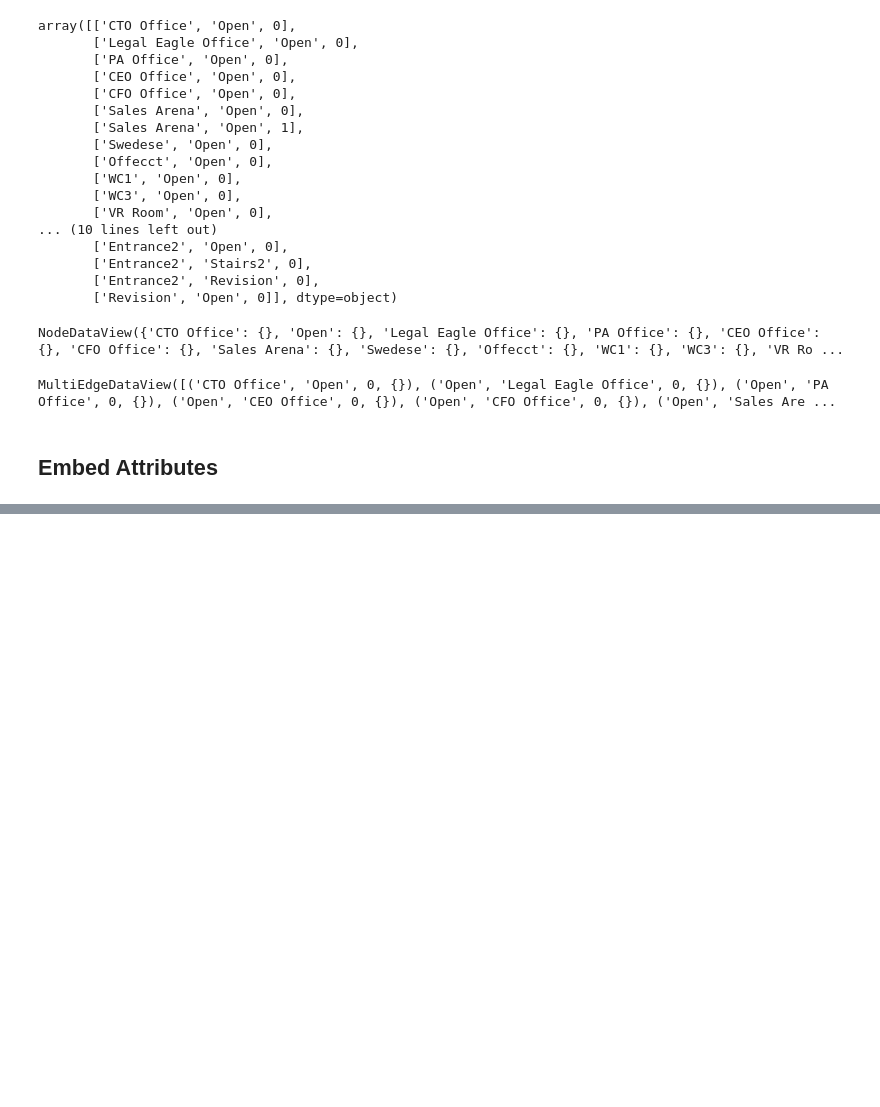
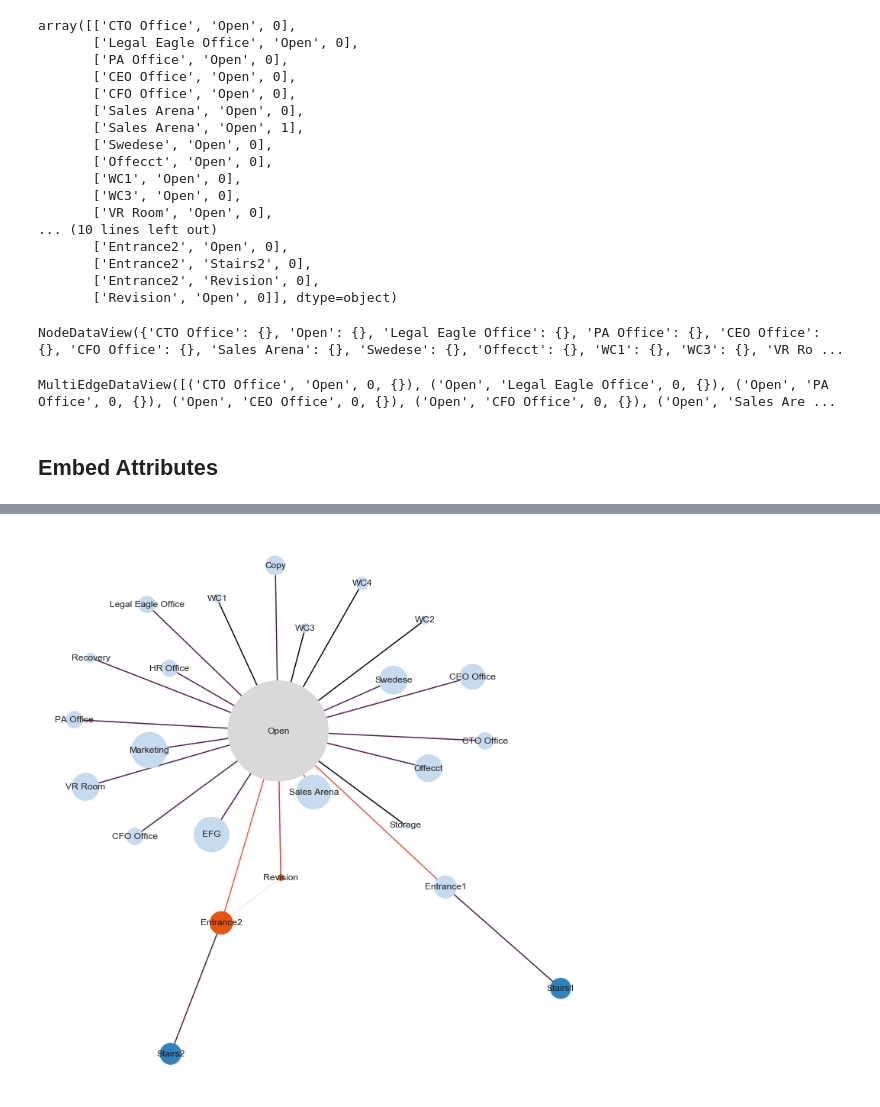
Before and after one commit to GAnagno/Social-Web, a Jupyter notebook: Spectral Map.ipynb, the cells around one changed output, grey strips where cells are left out. Cells and saved outputs as stored; diff of their text form; code cells hidden in the pictures; blank space fills up the shorter version.

```diff
--- a/Spectral Map.ipynb
+++ b/Spectral Map.ipynb
@@ -594,0 +398,4 @@ Text(0.5, 1.0, 'Filter frequency response')
+# %%
+for i, node in enumerate(rooms['Name']):
+    N.nodes[node]['area'] = ra[i]
+    #N.nodes[node]['perimeter'] = rp[i]
@@ -594,0 +406,3 @@ Text(0.5, 1.0, 'Filter frequency response')
+# %%
+ec = np.array(list(nx.get_edge_attributes(N,'weight').values()))
+set(ec)
@@ -594,0 +417,3 @@ Text(0.5, 1.0, 'Filter frequency response')
+# %%
+nc = np.array(list(nx.eigenvector_centrality(N).values()))
+set(nc)
@@ -594,0 +428,6 @@ Text(0.5, 1.0, 'Filter frequency response')
+# %%
+s = np.array(list(nx.get_node_attributes(N,'area').values()))
+# %%
+nx.draw(N, pos=my_pos, with_labels=True, node_color=nc, edge_color=ec, width=1.5, node_size=s*50, cmap=plt.cm.tab20c)
+# %% [output]
+[figure, added]
```
Also changed, not shown: parts of 61 cells of this notebook.
